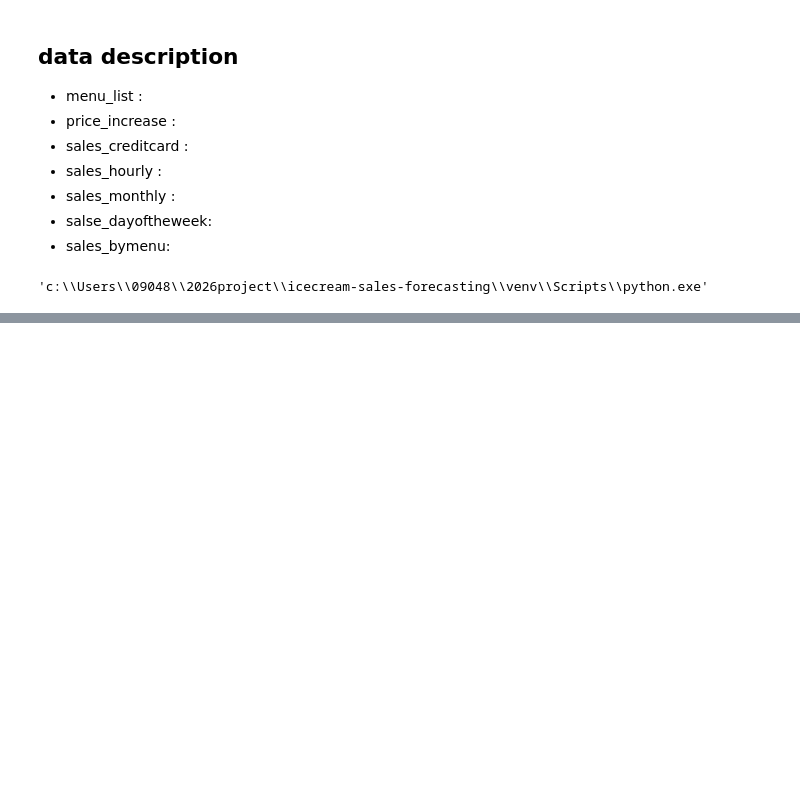
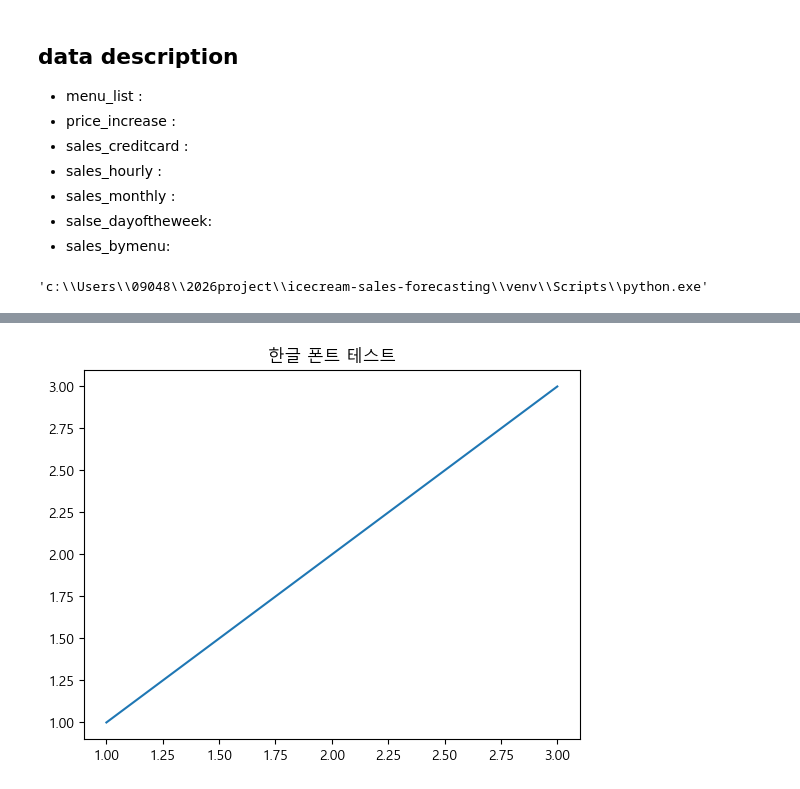
Before and after one commit to eeuuais/icecream-sales-forecasting, a Jupyter notebook: 02_Notebooks/01_EDA_Preprocessing.ipynb, the cells around one changed output, grey strips where cells are left out. Drawn from its saved outputs; the diff is of its cells as text; code cells hidden in the pictures; blank space fills up the shorter version.

```diff
--- a/02_Notebooks/01_EDA_Preprocessing.ipynb
+++ b/02_Notebooks/01_EDA_Preprocessing.ipynb
@@ -37,0 +353,15 @@ sales_monthly = pd.read_csv(data_path + 'sales_monthly.csv')
+# %%
+import matplotlib.pyplot as plt
+
+# 한글 폰트 설정 (윈도우 기준: 맑은 고딕)
+plt.rc('font', family='Malgun Gothic')
+
+# 마이너스 기호 깨짐 방지
+plt.rc('axes', unicode_minus=False)
+
+# 확인용 테스트
+plt.title('한글 폰트 테스트')
+plt.plot([1, 2, 3], [1, 2, 3])
+plt.show()
+# %% [output]
+[figure, added]
```
Also changed, not shown: parts of 64 cells of this notebook, 2 other files.
